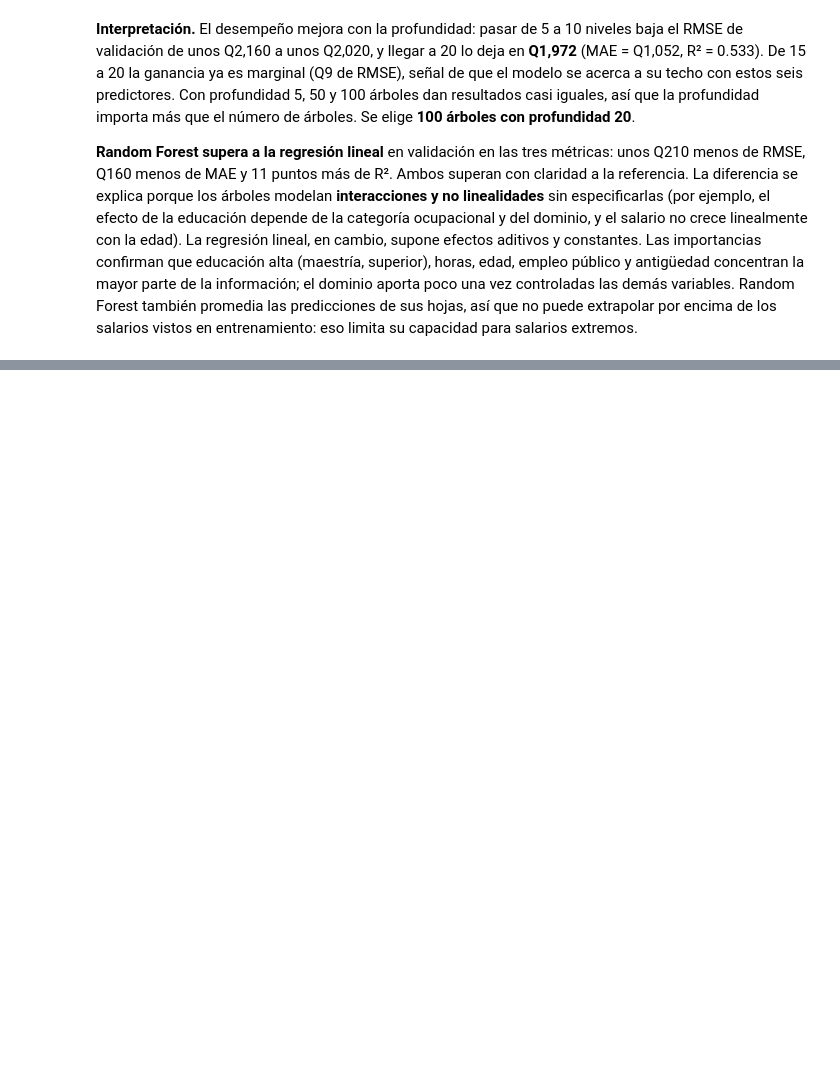
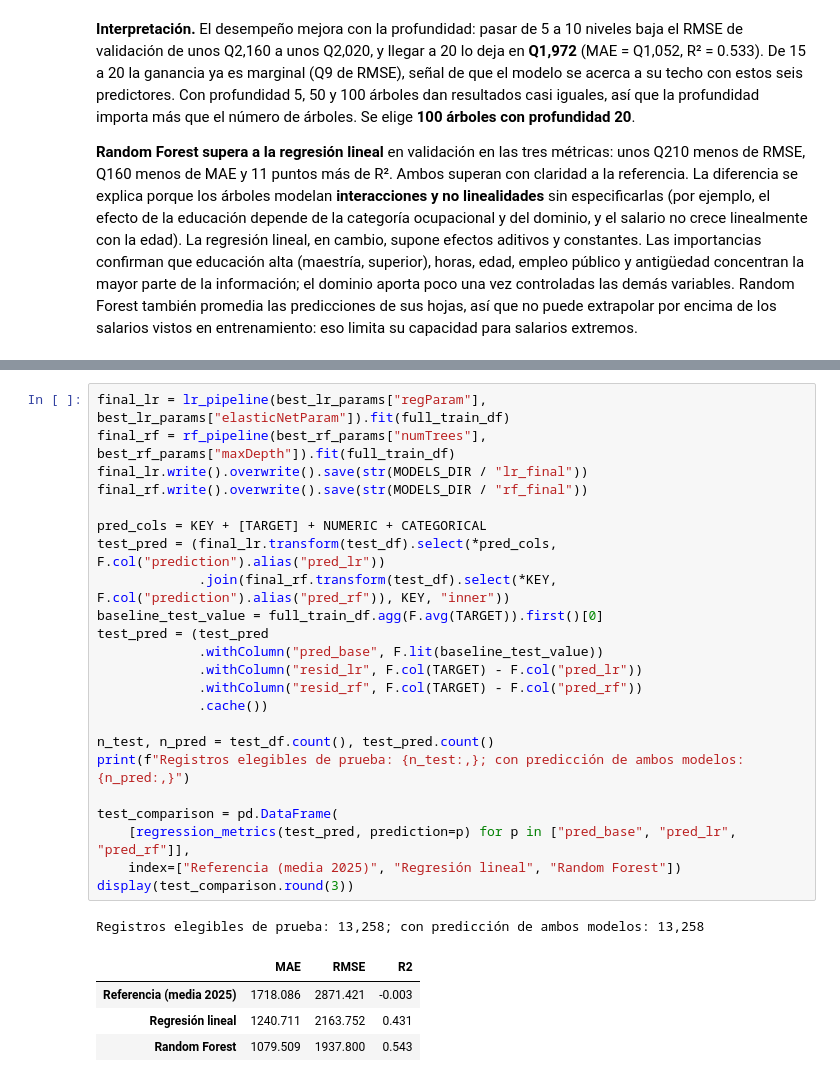
Before and after one commit to FelipeAP04/Lab7-DataScience, a Jupyter notebook: lab7_analisis_segmentacion.ipynb, the cells around one changed output, grey strips where cells are left out. Drawn from its saved outputs; the diff is of its cells as text; blank space fills up the shorter version.

```diff
--- a/lab7_analisis_segmentacion.ipynb
+++ b/lab7_analisis_segmentacion.ipynb
@@ -769,0 +774,29 @@ plt.tight_layout(); plt.savefig(OUTPUTS_DIR / "rf_importancias.png", dpi=150); p
+# %%
+final_lr = lr_pipeline(best_lr_params["regParam"], best_lr_params["elasticNetParam"]).fit(full_train_df)
+final_rf = rf_pipeline(best_rf_params["numTrees"], best_rf_params["maxDepth"]).fit(full_train_df)
+final_lr.write().overwrite().save(str(MODELS_DIR / "lr_final"))
+final_rf.write().overwrite().save(str(MODELS_DIR / "rf_final"))
+
+pred_cols = KEY + [TARGET] + NUMERIC + CATEGORICAL
+test_pred = (final_lr.transform(test_df).select(*pred_cols, F.col("prediction").alias("pred_lr"))
+             .join(final_rf.transform(test_df).select(*KEY, F.col("prediction").alias("pred_rf")), KEY, "inner"))
+baseline_test_value = full_train_df.agg(F.avg(TARGET)).first()[0]
+test_pred = (test_pred
+             .withColumn("pred_base", F.lit(baseline_test_value))
+             .withColumn("resid_lr", F.col(TARGET) - F.col("pred_lr"))
+             .withColumn("resid_rf", F.col(TARGET) - F.col("pred_rf"))
+             .cache())
+
+n_test, n_pred = test_df.count(), test_pred.count()
+print(f"Registros elegibles de prueba: {n_test:,}; con predicción de ambos modelos: {n_pred:,}")
+
+test_comparison = pd.DataFrame(
+    [regression_metrics(test_pred, prediction=p) for p in ["pred_base", "pred_lr", "pred_rf"]],
+    index=["Referencia (media 2025)", "Regresión lineal", "Random Forest"])
+display(test_comparison.round(3))
+# %% [output]
+Registros elegibles de prueba: 13,258; con predicción de ambos modelos: 13,258
+|  | MAE | RMSE | R2 |
+| Referencia (media 2025) | 1718.086 | 2871.421 | -0.003 |
+| Regresión lineal | 1240.711 | 2163.752 | 0.431 |
+| Random Forest | 1079.509 | 1937.800 | 0.543 |
```
Also changed, not shown: parts of 2 cells of this notebook.
